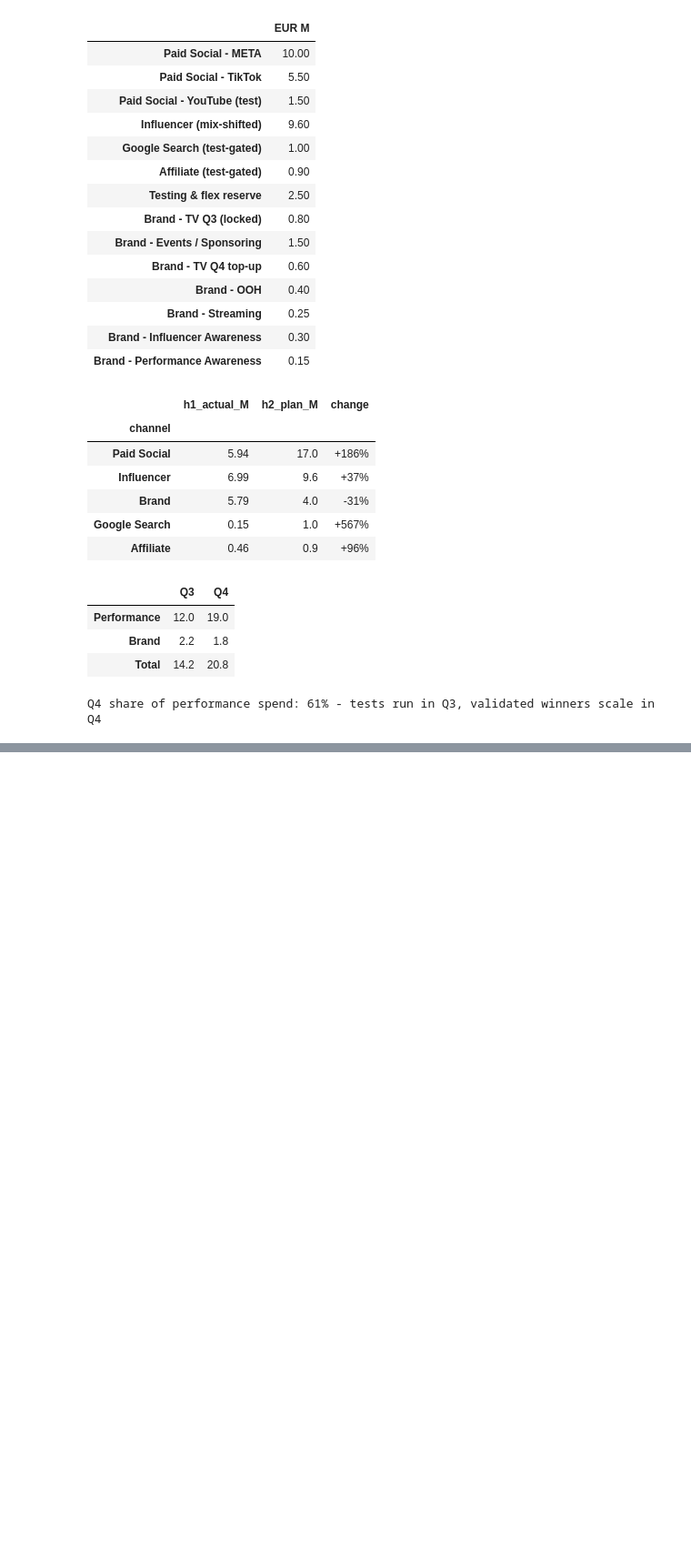
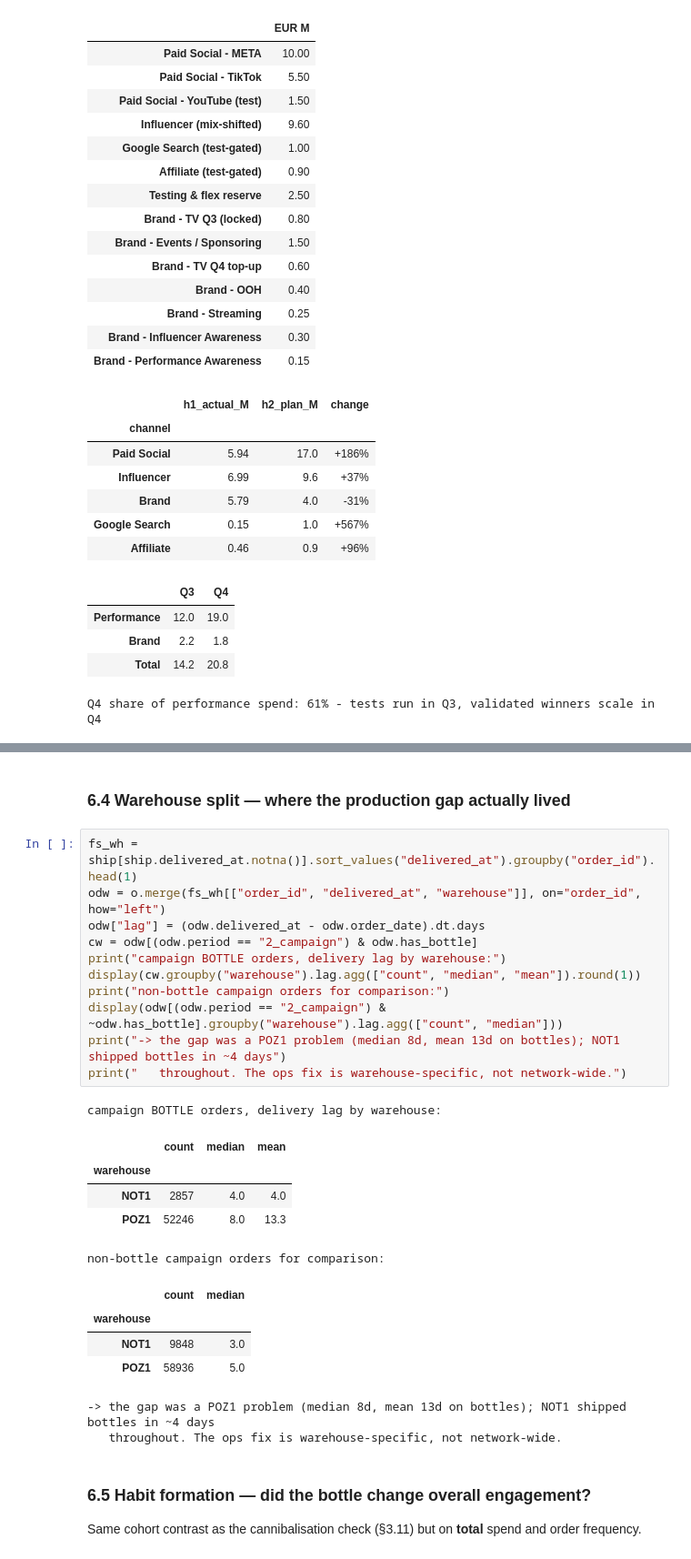
Before and after one commit to ugrodrigo/holy-case-rodrigo-uehara-guskuma, a Jupyter notebook: analysis.ipynb, the cells around one changed output, grey strips where cells are left out. Shown at 91% size. Cells and saved outputs as stored; diff of their text form; blank space fills up the shorter version.

```diff
--- a/analysis.ipynb
+++ b/analysis.ipynb
@@ -1054,0 +1155,32 @@ Q4 share of performance spend: 61% - tests run in Q3, validated winners scale in
+# %% [markdown]
+<a id="sec64"></a>
+### 6.4 Warehouse split — where the production gap actually lived
+# %%
+fs_wh = ship[ship.delivered_at.notna()].sort_values("delivered_at").groupby("order_id").head(1)
+odw = o.merge(fs_wh[["order_id", "delivered_at", "warehouse"]], on="order_id", how="left")
+odw["lag"] = (odw.delivered_at - odw.order_date).dt.days
+cw = odw[(odw.period == "2_campaign") & odw.has_bottle]
+print("campaign BOTTLE orders, delivery lag by warehouse:")
+display(cw.groupby("warehouse").lag.agg(["count", "median", "mean"]).round(1))
+print("non-bottle campaign orders for comparison:")
+display(odw[(odw.period == "2_campaign") & ~odw.has_bottle].groupby("warehouse").lag.agg(["count", "median"]))
+print("-> the gap was a POZ1 problem (median 8d, mean 13d on bottles); NOT1 shipped bottles in ~4 days")
+print("   throughout. The ops fix is warehouse-specific, not network-wide.")
+# %% [output]
+campaign BOTTLE orders, delivery lag by warehouse:
+|  | count | median | mean |
+| warehouse |  |  |  |
+| NOT1 | 2857 | 4.0 | 4.0 |
+| POZ1 | 52246 | 8.0 | 13.3 |
+non-bottle campaign orders for comparison:
+|  | count | median |
+| warehouse |  |  |
+| NOT1 | 9848 | 3.0 |
+| POZ1 | 58936 | 5.0 |
+-> the gap was a POZ1 problem (median 8d, mean 13d on bottles); NOT1 shipped bottles in ~4 days
+   throughout. The ops fix is warehouse-specific, not network-wide.
+# %% [markdown]
+<a id="sec65"></a>
+### 6.5 Habit formation — did the bottle change overall engagement?
+
+Same cohort contrast as the cannibalisation check (§3.11) but on **total** spend and order frequency.
```
Also changed, not shown: parts of 12 cells of this notebook, 6 other files.
